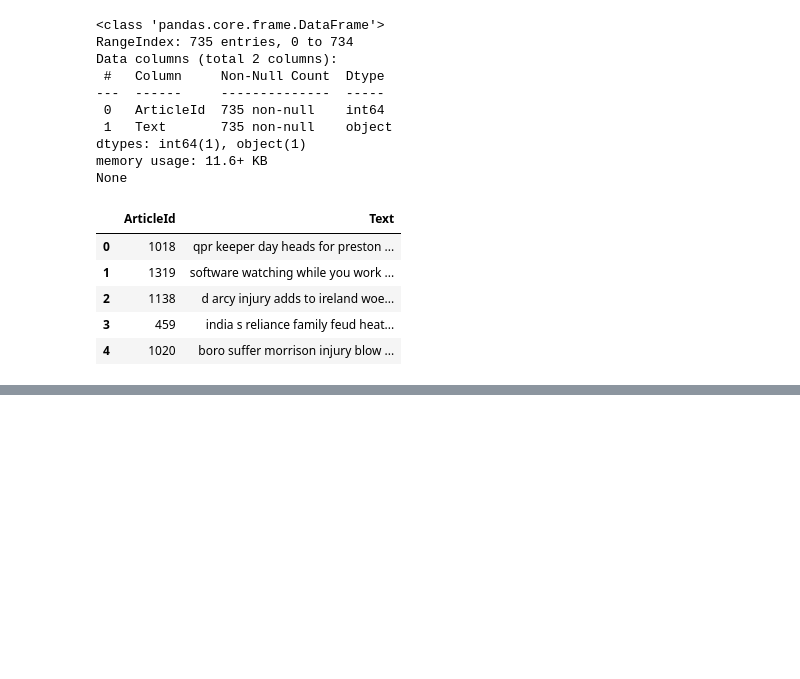
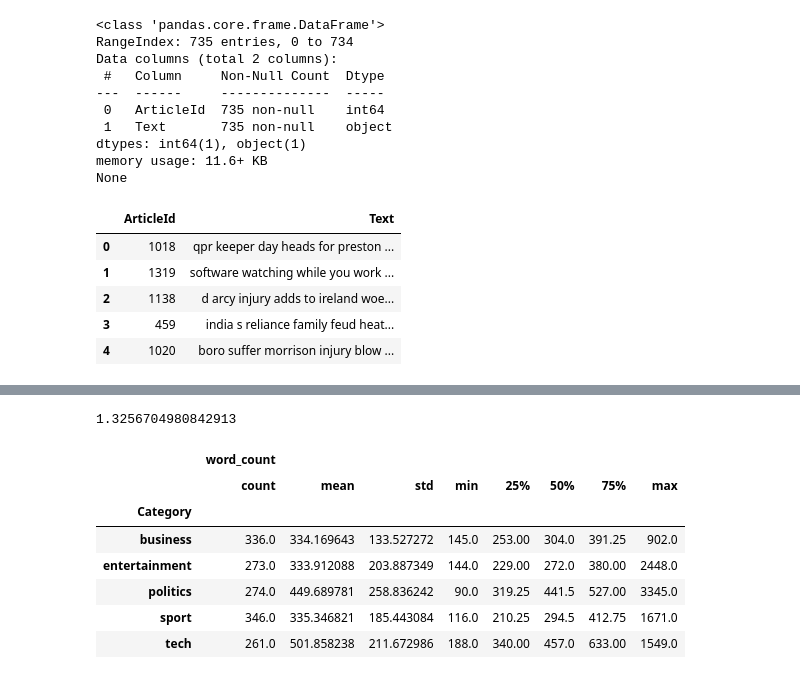
Before and after one commit to yepe4401/BBC-News-Clasification, a Jupyter notebook: BBC_news_classification_using_NMF_v1.ipynb, the cells around one changed output, grey strips where cells are left out. Drawn from its saved outputs; the diff is of its cells as text; code cells hidden in the pictures; blank space fills up the shorter version.

```diff
--- a/BBC_news_classification_using_NMF_v1.ipynb
+++ b/BBC_news_classification_using_NMF_v1.ipynb
@@ -73,0 +91,20 @@ None
+# %%
+n_majority_class = class_counts.loc['sport']
+n_minority_class = class_counts.loc['tech']
+imbalanced_ratio = n_majority_class / n_minority_class
+imbalanced_ratio
+# %% [output]
+1.3256704980842913
+# %%
+train_stats = train[['Text', 'Category']]
+train_stats['word_count'] = train_stats.Text.apply(lambda x: len(x.split()))
+train_stats[['Category', 'word_count']].groupby('Category').describe()
+# %% [output]
+|  | word_count |  |  |  |  |  |  |  |
+|  | count | mean | std | min | 25% | 50% | 75% | max |
+| Category |  |  |  |  |  |  |  |  |
+| business | 336.0 | 334.169643 | 133.527272 | 145.0 | 253.00 | 304.0 | 391.25 | 902.0 |
+| entertainment | 273.0 | 333.912088 | 203.887349 | 144.0 | 229.00 | 272.0 | 380.00 | 2448.0 |
+| politics | 274.0 | 449.689781 | 258.836242 | 90.0 | 319.25 | 441.5 | 527.00 | 3345.0 |
+| sport | 346.0 | 335.346821 | 185.443084 | 116.0 | 210.25 | 294.5 | 412.75 | 1671.0 |
+| tech | 261.0 | 501.858238 | 211.672986 | 188.0 | 340.00 | 457.0 | 633.00 | 1549.0 |
```
Also changed, not shown: parts of 2 cells of this notebook.
